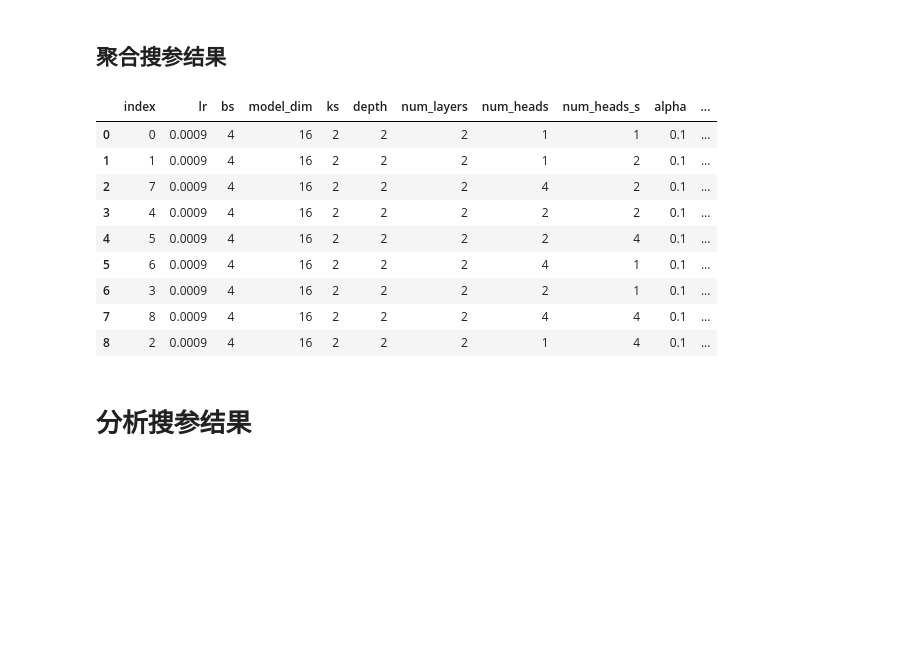
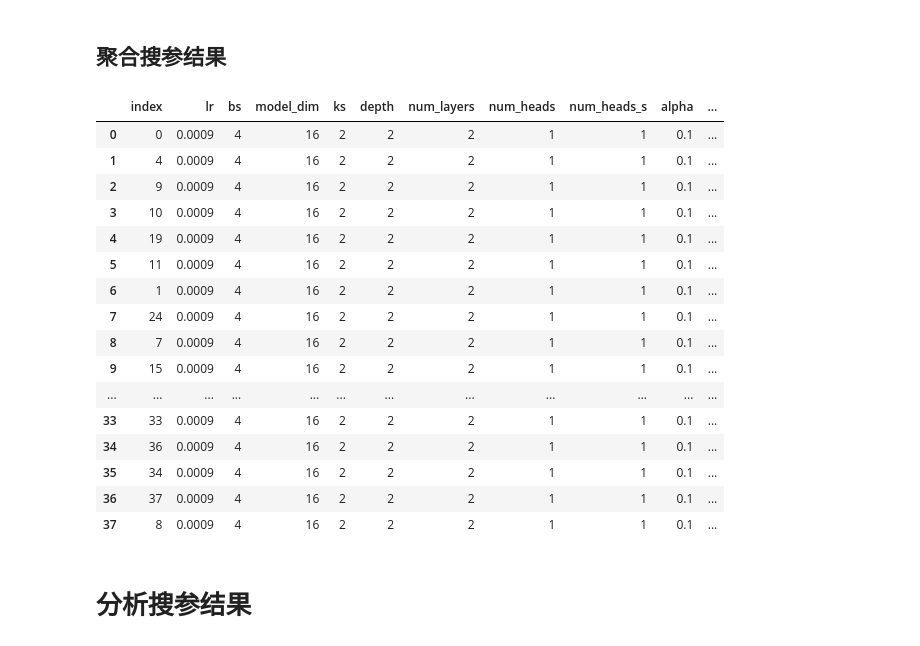
Before and after one commit to ZRui2001/RUL_multi_task, a Jupyter notebook: train.ipynb, the cells around one changed output. Cells and saved outputs as stored; diff of their text form; code cells hidden in the pictures; blank space fills up the shorter version.

```diff
--- a/train.ipynb
+++ b/train.ipynb
@@ -554,35 +555,42 @@ Early stopping triggered at Epoch 82
 # %%
 all_dir = 'param_search_res/all_res_new'
 group_dir = 'param_search_res/group_res_new'
 
 params = ['lr', 'bs', 'model_dim', 'ks', 'depth', 'num_layers', 'num_heads', 'num_heads_s', 'alpha', 'dropout']
 
 # for root, dirs, files in os.walk(all_dir):
 #     for file in files:
 #         if file.endswith('.csv'):
-file = 'nasa_ht_hs.csv'
+file = 'nasa_dp.csv'
 old_path = os.path.join(all_dir, file)
 new_path = os.path.join(group_dir, file)
 # print(new_path)
 df = pd.read_csv(old_path)
 df = df.groupby(params)['val_rul_rmse'].agg(
     rul_rmse_mean='mean',
     rul_rmse_std='std'
 ).reset_index()
-# df.to_csv(new_path, index=False)
+df.to_csv(new_path, index=False)
 df.sort_values('rul_rmse_mean').reset_index()
 # df
 # %% [output]
 |  | index | lr | bs | model_dim | ks | depth | num_layers | num_heads | num_heads_s | alpha | ... |
 | 0 | 0 | 0.0009 | 4 | 16 | 2 | 2 | 2 | 1 | 1 | 0.1 | ... |
-| 1 | 1 | 0.0009 | 4 | 16 | 2 | 2 | 2 | 1 | 2 | 0.1 | ... |
-| 2 | 7 | 0.0009 | 4 | 16 | 2 | 2 | 2 | 4 | 2 | 0.1 | ... |
-| 3 | 4 | 0.0009 | 4 | 16 | 2 | 2 | 2 | 2 | 2 | 0.1 | ... |
-| 4 | 5 | 0.0009 | 4 | 16 | 2 | 2 | 2 | 2 | 4 | 0.1 | ... |
-| 5 | 6 | 0.0009 | 4 | 16 | 2 | 2 | 2 | 4 | 1 | 0.1 | ... |
-| 6 | 3 | 0.0009 | 4 | 16 | 2 | 2 | 2 | 2 | 1 | 0.1 | ... |
-| 7 | 8 | 0.0009 | 4 | 16 | 2 | 2 | 2 | 4 | 4 | 0.1 | ... |
-| 8 | 2 | 0.0009 | 4 | 16 | 2 | 2 | 2 | 1 | 4 | 0.1 | ... |
+| 1 | 4 | 0.0009 | 4 | 16 | 2 | 2 | 2 | 1 | 1 | 0.1 | ... |
+| 2 | 9 | 0.0009 | 4 | 16 | 2 | 2 | 2 | 1 | 1 | 0.1 | ... |
+| 3 | 10 | 0.0009 | 4 | 16 | 2 | 2 | 2 | 1 | 1 | 0.1 | ... |
+| 4 | 19 | 0.0009 | 4 | 16 | 2 | 2 | 2 | 1 | 1 | 0.1 | ... |
+| 5 | 11 | 0.0009 | 4 | 16 | 2 | 2 | 2 | 1 | 1 | 0.1 | ... |
+| 6 | 1 | 0.0009 | 4 | 16 | 2 | 2 | 2 | 1 | 1 | 0.1 | ... |
+| 7 | 24 | 0.0009 | 4 | 16 | 2 | 2 | 2 | 1 | 1 | 0.1 | ... |
+| 8 | 7 | 0.0009 | 4 | 16 | 2 | 2 | 2 | 1 | 1 | 0.1 | ... |
+| 9 | 15 | 0.0009 | 4 | 16 | 2 | 2 | 2 | 1 | 1 | 0.1 | ... |
+| ... | ... | ... | ... | ... | ... | ... | ... | ... | ... | ... | ... |
+| 33 | 33 | 0.0009 | 4 | 16 | 2 | 2 | 2 | 1 | 1 | 0.1 | ... |
+| 34 | 36 | 0.0009 | 4 | 16 | 2 | 2 | 2 | 1 | 1 | 0.1 | ... |
+| 35 | 34 | 0.0009 | 4 | 16 | 2 | 2 | 2 | 1 | 1 | 0.1 | ... |
+| 36 | 37 | 0.0009 | 4 | 16 | 2 | 2 | 2 | 1 | 1 | 0.1 | ... |
+| 37 | 8 | 0.0009 | 4 | 16 | 2 | 2 | 2 | 1 | 1 | 0.1 | ... |
 # %% [markdown]
 # 分析搜参结果
 # %%
```
Also changed, not shown: parts of 5 cells of this notebook, 5 other files.
